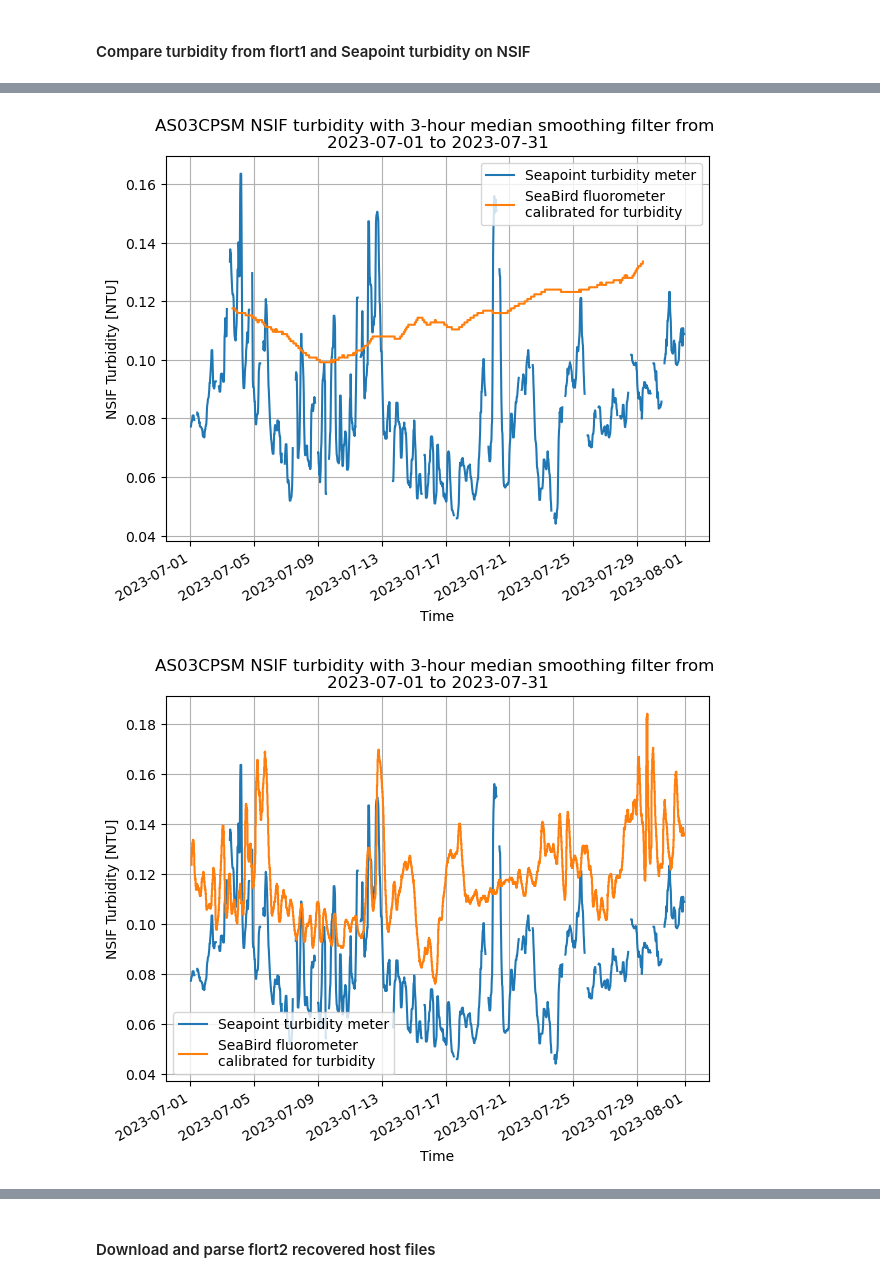
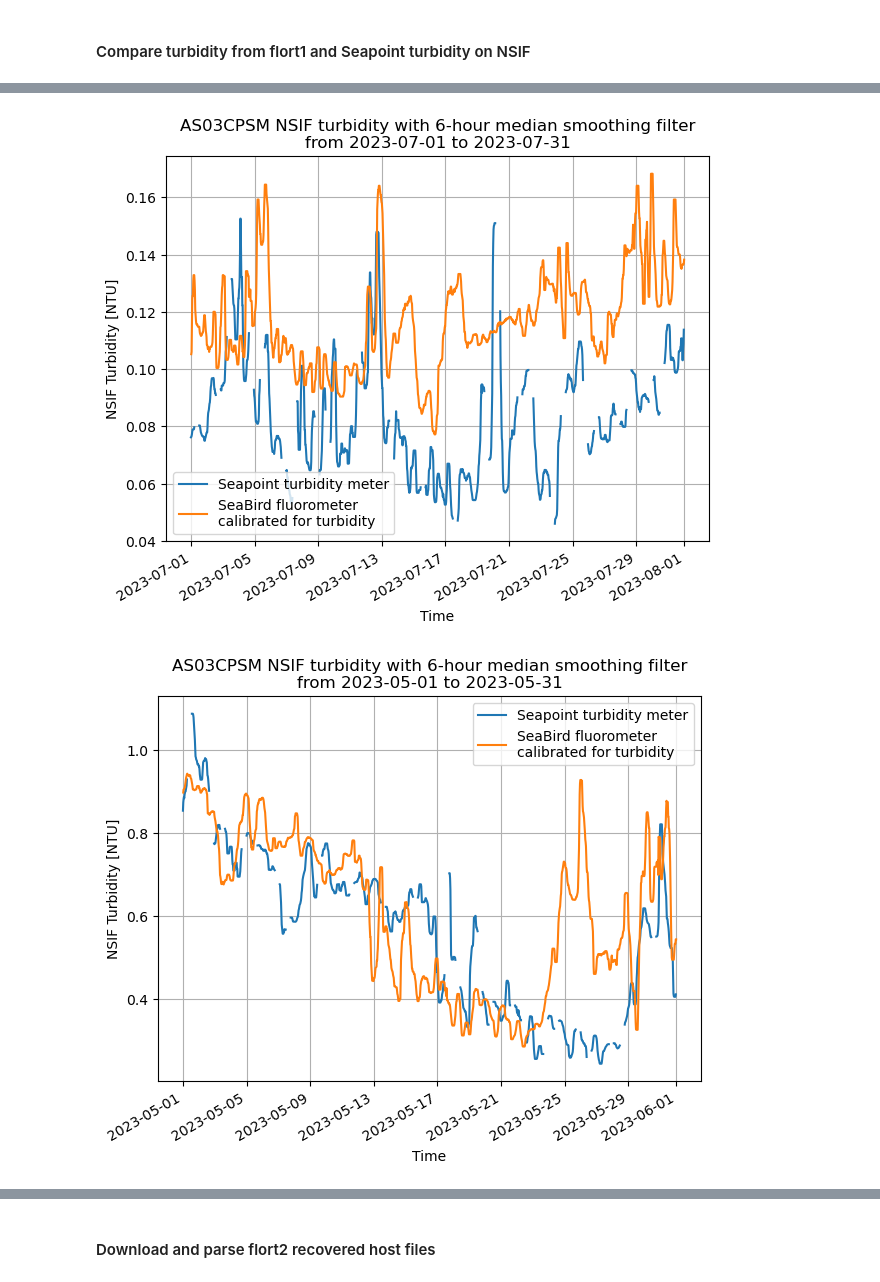
Before and after one commit to cooleyky/AST3, a Jupyter notebook: turbidity.ipynb, the cells around one changed output, grey strips where cells are left out. Drawn from its saved outputs; the diff is of its cells as text; code cells hidden in the pictures.

```diff
--- a/turbidity.ipynb
+++ b/turbidity.ipynb
@@ -371,8 +355,9 @@ flort_ntu.to_netcdf("/".join([savepath, "as03cpsm_dcl16_flort1.nc"]), mode="w")
 # %% [markdown]
 #### Compare turbidity from flort1 and Seapoint turbidity on NSIF
 # %%
-flort1_ntu = xr.load_dataset("C:/Users/kylene.cooley/ast3_turbidity_data/as03cpsm_dcl16_flort1.nc")
-flort1_ntu
+# Import flort1 data from locally saved dataset with turbidity variable
+flort1 = xr.load_dataset("C:/Users/kylene.cooley/ast3_turbidity_data/as03cpsm_dcl16_flort1.nc")
+flort1
 # %% [output]
 <xarray.Dataset>
 Dimensions:           (time: 502579)
@@ -390,0 +397,5 @@ Data variables:
+# %%
+# Evaluate median of each 1-min burst from FLORT sensor turbidity
+flort1_ntu = flort1["backscatter_turb"]
+flort1_resample = flort1_ntu.resample(time="30min", origin="start").median()
+flort1_resample
@@ -429,0 +478,4 @@ flort1_ntu_Jul = flort1_ntu["backscatter_turb"].sel(time="July 2023").rolling(ti
+# %%
+# Remake full timeseries comparison after applying median smoothing to both timeseries
+turbd1_6hr = turbd1.rolling(Time=12, center=True).median()
+flort1_6hr = flort1_resample.rolling(time=12, center=True).median()
@@ -430,14 +500,14 @@ flort1_ntu_Jul = flort1_ntu["backscatter_turb"].sel(time="July 2023").rolling(ti
 # %%
 # Plot masked NSIF and same MFN Seapoint turbidity
 fig, axs = plt.subplots(nrows=1, ncols=1, sharex=True, figsize=[7, 5])
-tuNSIF25_Jul.plot.line(ax=axs, label="Seapoint turbidity meter")
-flort1_ntu_Jul.plot.line(ax=axs, label="SeaBird fluorometer\ncalibrated for turbidity")
+turbd1_jul.plot.line(ax=axs, label="Seapoint turbidity meter")
+flort1_jul.plot.line(ax=axs, label="SeaBird fluorometer\ncalibrated for turbidity")
 axs.grid()
 axs.set_ylabel('NSIF Turbidity [NTU]')
 axs.set_xlabel('Time')
 plt.legend()
-axs.set_title(f'AS03CPSM NSIF turbidity with 3-hour median smoothing filter from \n{tuNSIF25_Jul["Time"][0].values:.10} to {tuNSIF25_Jul["Time"][-1].values:.10}')
-# plt.savefig('figures/AS03CPSM_turbidity_Jul2023_timeseries_{today}.png'.format(today=date.today().strftime('%Y%m%d')))
+axs.set_title(f'AS03CPSM NSIF turbidity with 6-hour median smoothing filter\nfrom {turbd1_jul["Time"][0].values:.10} to {turbd1_jul["Time"][-1].values:.10}')
+# plt.savefig('figures/AS03CPSM_TURBD1_FLORT1_Jul2023_6hrmedian_{today}.png'.format(today=date.today().strftime('%Y%m%d')))
 plt.show()
 # %% [output]
-[figure, old version]
+[figure, new version]
@@ -448,14 +514,18 @@ flort1_ntu_Jul = flort1_ntu["backscatter_turb"].sel(time="July 2023").rolling(ti
+# %%
+# Remake May 2023 plot after applying median smoothing to both timeseries
+turbd1_may = turbd1_6hr.sel(Time="May 2023")
+flort1_may = flort1_6hr.sel(time="May 2023")
 # %%
-# Plot 3-hour median filtered NSIF Seapoint turbidity and SeaBird turbidity from flort
+# Plot masked NSIF and same MFN Seapoint turbidity
 fig, axs = plt.subplots(nrows=1, ncols=1, sharex=True, figsize=[7, 5])
-tuNSIF25_Jul.plot.line(ax=axs, label="Seapoint turbidity meter")
-flort1_ntu_Jul.plot.line(ax=axs, label="SeaBird fluorometer\ncalibrated for turbidity")
+turbd1_may.plot.line(ax=axs, label="Seapoint turbidity meter")
+flort1_may.plot.line(ax=axs, label="SeaBird fluorometer\ncalibrated for turbidity")
 axs.grid()
 axs.set_ylabel('NSIF Turbidity [NTU]')
 axs.set_xlabel('Time')
 plt.legend()
-axs.set_title(f'AS03CPSM NSIF turbidity with 3-hour median smoothing filter from \n{tuNSIF25_Jul["Time"][0].values:.10} to {tuNSIF25_Jul["Time"][-1].values:.10}')
-# plt.savefig('figures/AS03CPSM_turbidity_Jul2023_timeseries_{today}.png'.format(today=date.today().strftime('%Y%m%d')))
+axs.set_title(f'AS03CPSM NSIF turbidity with 6-hour median smoothing filter\nfrom {turbd1_may["Time"][0].values:.10} to {turbd1_may["Time"][-1].values:.10}')
+# plt.savefig('figures/AS03CPSM_TURBD1_FLORT1_May2023_6hrmedian_{today}.png'.format(today=date.today().strftime('%Y%m%d')))
 plt.show()
 # %% [output]
-[figure, old version]
+[figure, new version]
```
Also changed, not shown: parts of 94 cells of this notebook.
